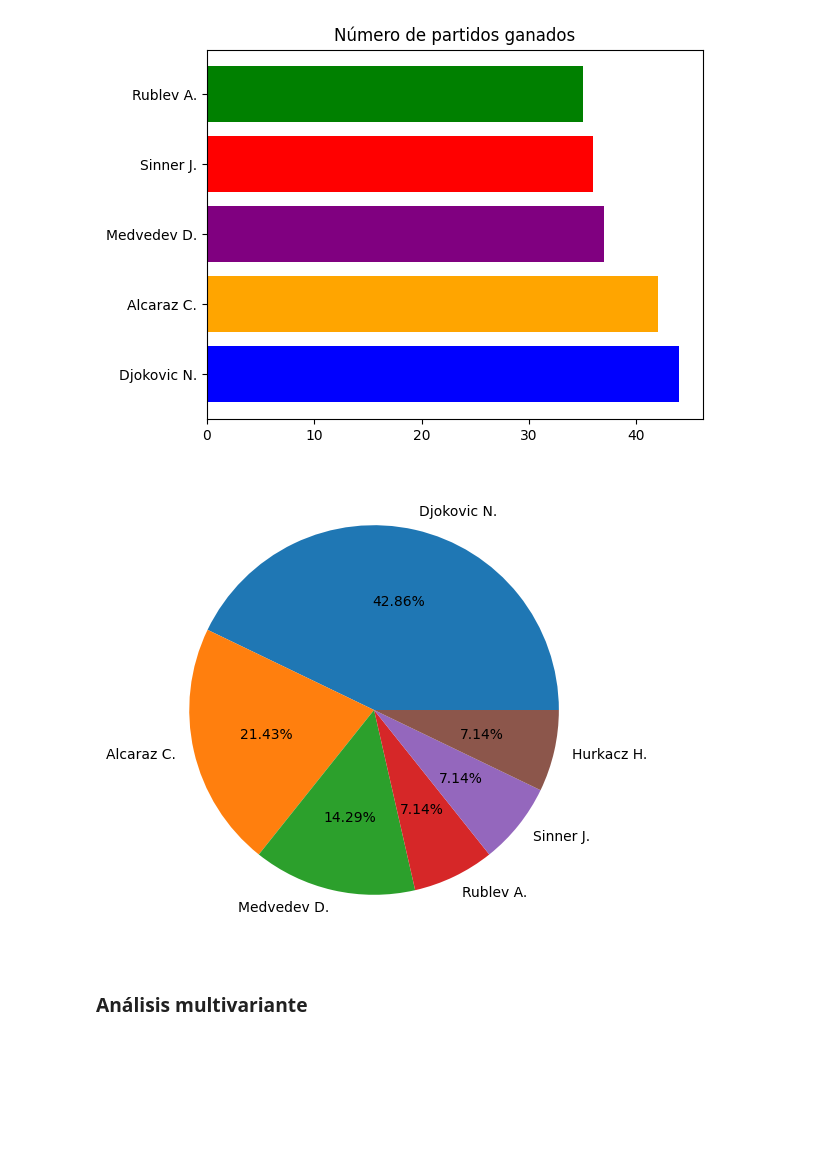
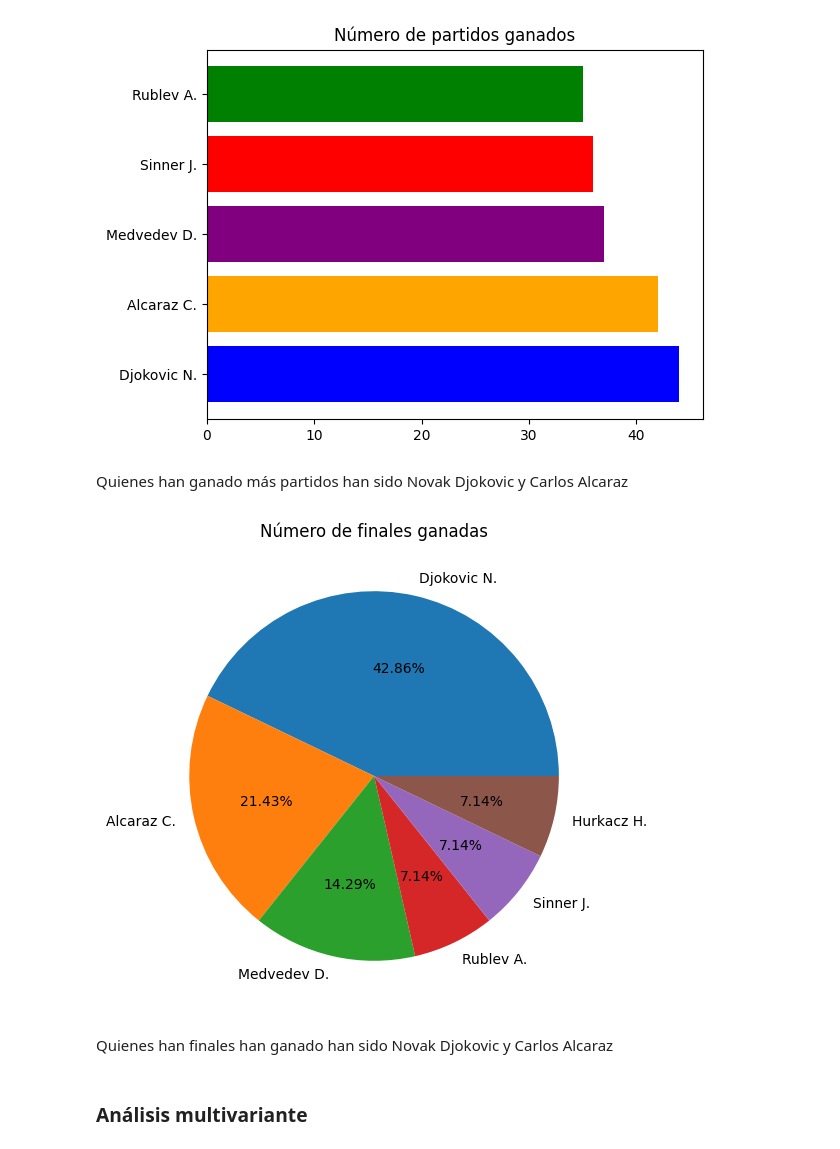
Before and after one commit to jmayordomom/EDA_TennisStadistics, a Jupyter notebook: src/notebooks/3_Análisis.ipynb, the cells around one changed output. Drawn from its saved outputs; the diff is of its cells as text; code cells hidden in the pictures; blank space fills up the shorter version.

```diff
--- a/src/notebooks/3_Análisis.ipynb
+++ b/src/notebooks/3_Análisis.ipynb
@@ -17,6 +17,6 @@ sys.path.append("../")
 # %% [markdown]
 ### Análisis univariante
 # %%
-df_torneos = pd.read_csv("../data/final/resultados_final.csv")
+df_torneos = pd.read_csv("../data/final/resultados_final.csv", index_col="index")
 df_torneos.head()
 # %% [output]
@@ -89,15 +100,20 @@ plt.title("Número de partidos ganados")
 plt.show()
 # %% [output]
 [figure]
+# %% [markdown]
+Quienes han ganado más partidos han sido Novak Djokovic y Carlos Alcaraz
 # %%
 df_Finales = df_torneos[df_torneos["Round"] == "The Final"]
 ganaFinal = df_Finales["Winner"].value_counts()
 plt.figure(figsize = (6,6))
+plt.title("Número de finales ganadas")
 plt.pie(ganaFinal.values,
        labels = ganaFinal.index,
        autopct='%1.2f%%');
 # %% [output]
-[figure, old version]
+[figure, new version]
+# %% [markdown]
+Quienes han finales han ganado han sido Novak Djokovic y Carlos Alcaraz
 # %% [markdown]
 ### Análisis multivariante
 # %%
```
Also changed, not shown: parts of 22 cells of this notebook, 5 other files.
